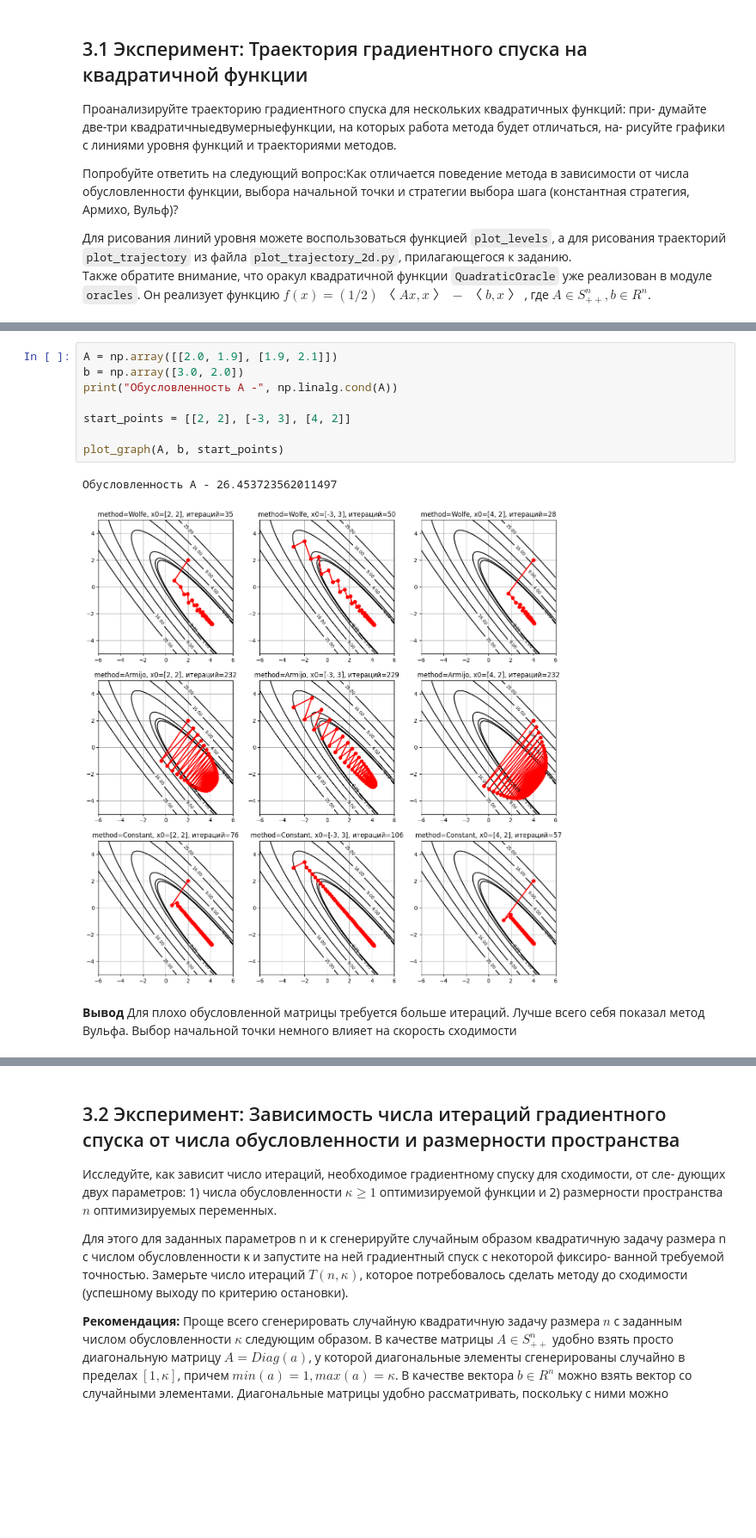
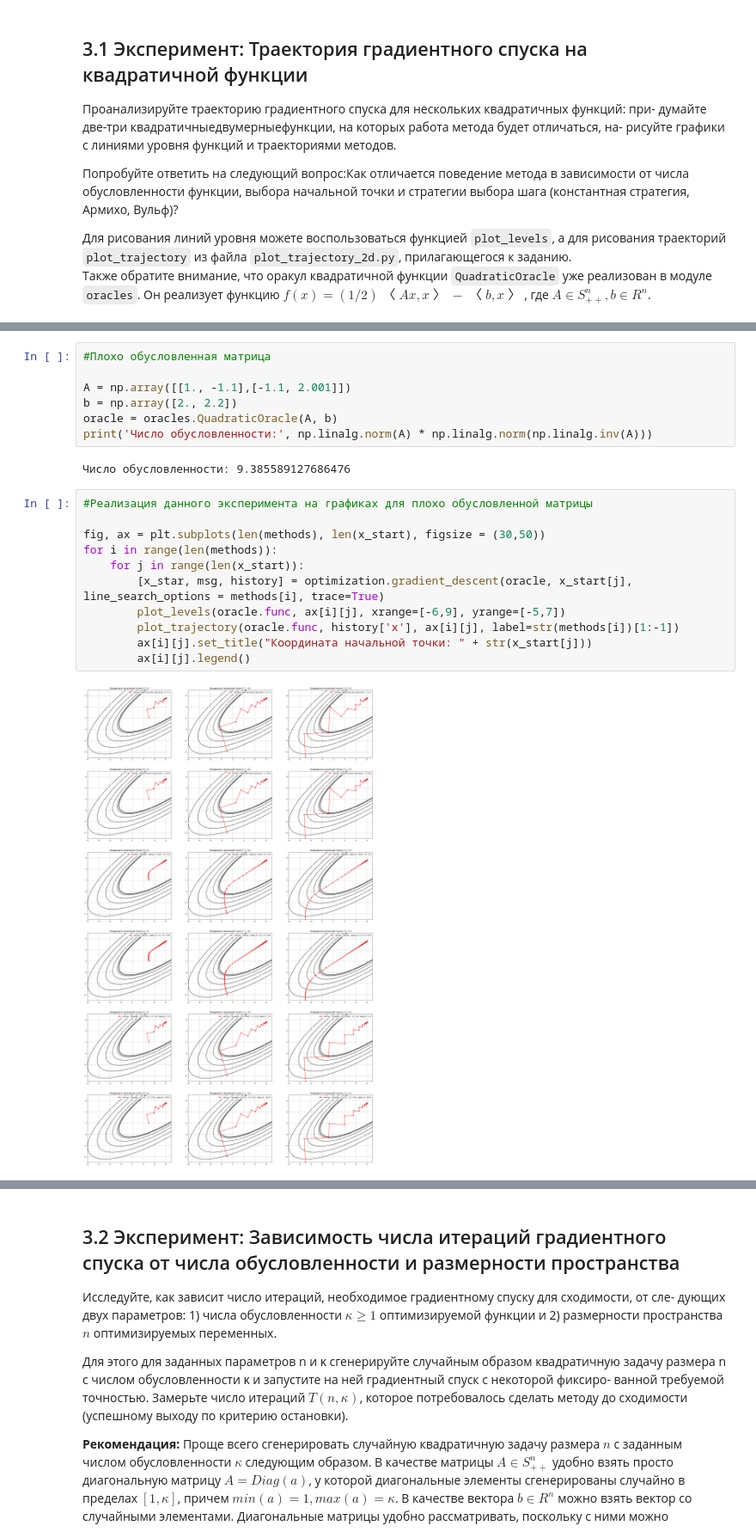
Before and after one commit to sergeiperel/MachineLearning2023, a Jupyter notebook: homework04/homework-practice-04-Optimization_in_ML/homework-practice-04-Optimization_in_ML.ipynb, the cells around one changed output, grey strips where cells are left out. Shown at 86% size. Cells and saved outputs as stored; diff of their text form; blank space fills up the shorter version.

```diff
--- a/homework04/homework-practice-04-Optimization_in_ML/homework-practice-04-Optimization_in_ML.ipynb
+++ b/homework04/homework-practice-04-Optimization_in_ML/homework-practice-04-Optimization_in_ML.ipynb
@@ -266,13 +274,22 @@ plot_graph(A, b, start_points)
-# %%
-A = np.array([[2.0, 1.9], [1.9, 2.1]])
-b = np.array([3.0, 2.0])
-print("Обусловленность A -", np.linalg.cond(A))
-
-start_points = [[2, 2], [-3, 3], [4, 2]]
-
-plot_graph(A, b, start_points)
-# %% [output]
-Обусловленность A - 26.453723562011497
-[figure, removed]
-# %% [markdown]
-**Вывод** Для плохо обусловленной матрицы требуется больше итераций. Лучше всего себя показал метод Вульфа. Выбор начальной точки немного влияет на скорость сходимости
+# %%
+#Плохо обусловленная матрица
+
+A = np.array([[1., -1.1],[-1.1, 2.001]])
+b = np.array([2., 2.2])
+oracle = oracles.QuadraticOracle(A, b)
+print('Число обусловленности:', np.linalg.norm(A) * np.linalg.norm(np.linalg.inv(A)))
+# %% [output]
+Число обусловленности: 9.385589127686476
+# %%
+#Реализация данного эксперимента на графиках для плохо обусловленной матрицы
+
+fig, ax = plt.subplots(len(methods), len(x_start), figsize = (30,50))
+for i in range(len(methods)):
+    for j in range(len(x_start)):
+        [x_star, msg, history] = optimization.gradient_descent(oracle, x_start[j], line_search_options = methods[i], trace=True)
+        plot_levels(oracle.func, ax[i][j], xrange=[-6,9], yrange=[-5,7])
+        plot_trajectory(oracle.func, history['x'], ax[i][j], label=str(methods[i])[1:-1])
+        ax[i][j].set_title("Координата начальной точки: " + str(x_start[j]))
+        ax[i][j].legend()
+# %% [output]
+[figure, added]
```
Also changed, not shown: parts of 41 cells of this notebook.
